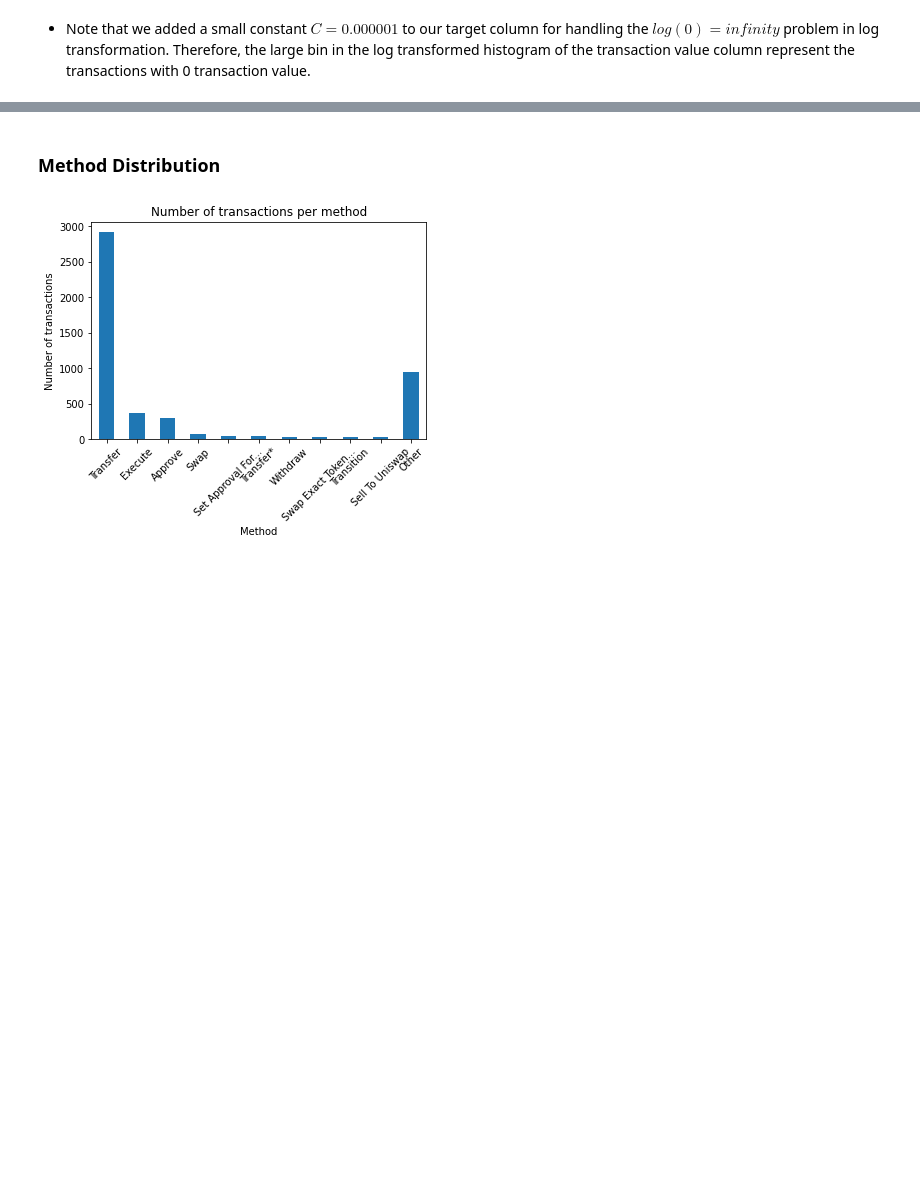
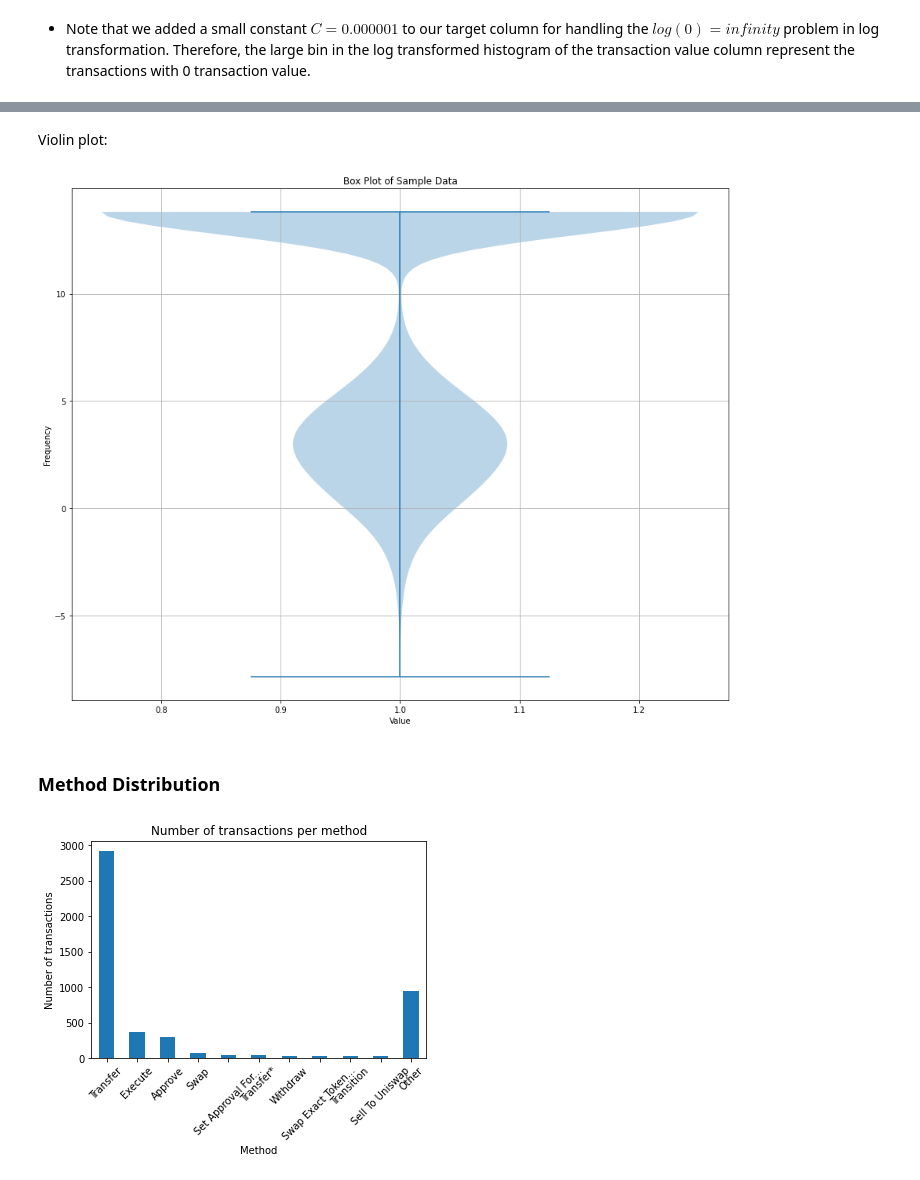
Before and after one commit to Hadi-loo/Introduction-to-Data-Science-Course, a Jupyter notebook: CA0. Web Scrapping/web scrapping.ipynb, the cells around one changed output, grey strips where cells are left out. Drawn from its saved outputs; the diff is of its cells as text; code cells hidden in the pictures; blank space fills up the shorter version.

```diff
--- a/CA0. Web Scrapping/web scrapping.ipynb
+++ b/CA0. Web Scrapping/web scrapping.ipynb
@@ -501,3 +557,9 @@ plot_histogram(logged_txnVal)
+# %% [markdown]
+Violin plot:
+# %%
+plot_violinPlot(logged_txnVal)
+# %% [output]
+[figure, added]
 # %% [markdown]
 ### Method Distribution
 # %%
```
Also changed, not shown: parts of 15 cells of this notebook.
